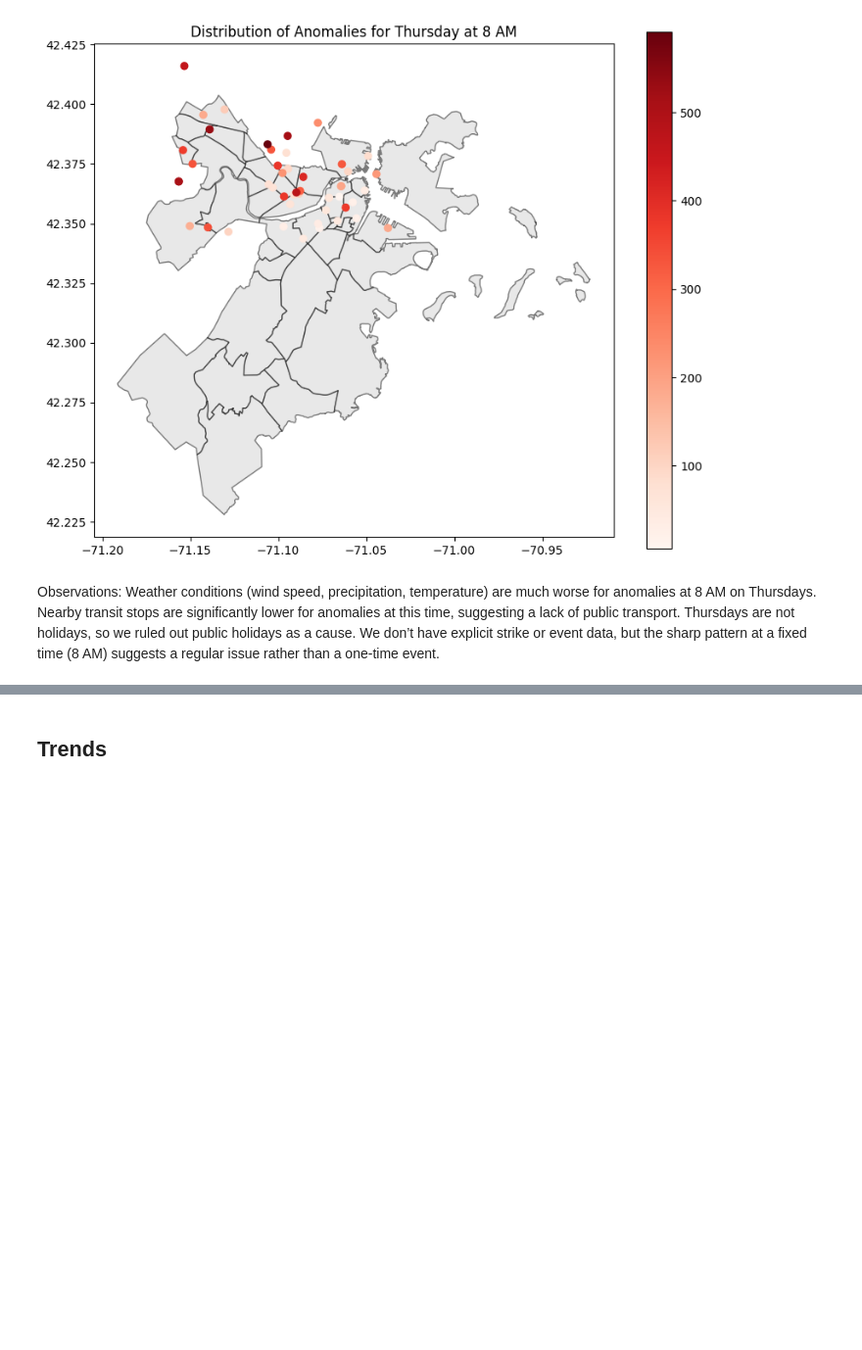
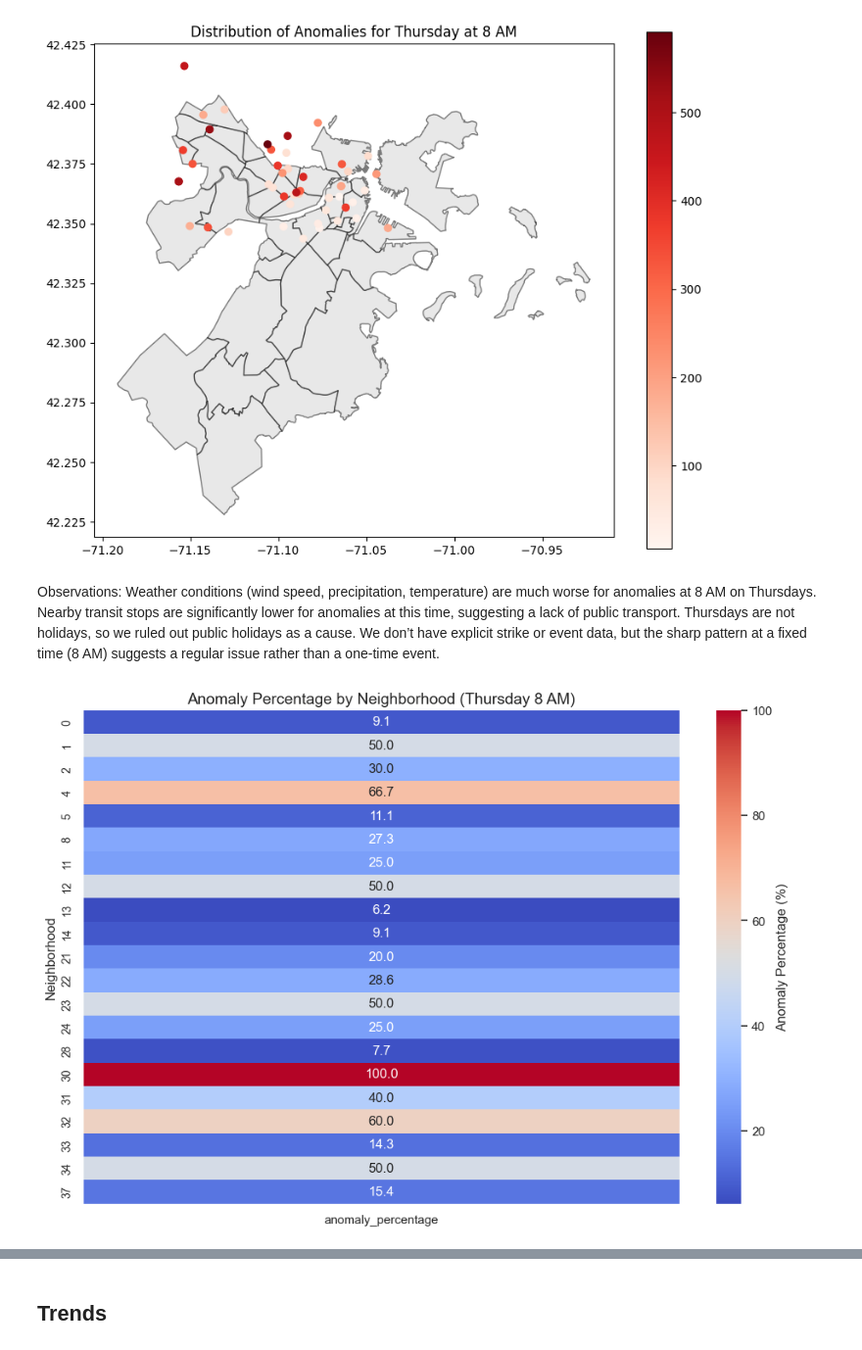
Before and after one commit to elnurisg/anomaly_detection_for_shared_mobility, a Jupyter notebook: station_focus/data_analysis.ipynb, the cells around one changed output, grey strips where cells are left out. Shown at 98% size. Cells and saved outputs as stored; diff of their text form; code cells hidden in the pictures; blank space fills up the shorter version.

```diff
--- a/station_focus/data_analysis.ipynb
+++ b/station_focus/data_analysis.ipynb
@@ -462,3 +465,37 @@ Weather conditions (wind speed, precipitation, temperature) are much worse for a
 Nearby transit stops are significantly lower for anomalies at this time, suggesting a lack of public transport.
 Thursdays are not holidays, so we ruled out public holidays as a cause.
 We don’t have explicit strike or event data, but the sharp pattern at a fixed time (8 AM) suggests a regular issue rather than a one-time event.
+# %%
+# Step 1: Calculate total stations per neighborhood (using only Thursday 8 AM data)
+total_stations_per_neighborhood = thursday_8am_data.groupby('neighborhood')['station_id'].nunique()
+
+# Step 2: Group by 'neighborhood' and count stations with anomalies
+grouped_data = thursday_8am_data[thursday_8am_data['anomaly'] == '-1'].groupby('neighborhood').agg(
+    stations_with_anomalies=('station_id', 'nunique')  # Count unique stations with anomalies
+).reset_index()
+
+# Step 3: Add the total number of stations for each neighborhood
+grouped_data['total_stations'] = grouped_data['neighborhood'].map(total_stations_per_neighborhood)
+
+# Step 4: Calculate the anomaly percentage (percentage of stations with anomalies)
+grouped_data['anomaly_percentage'] = (grouped_data['stations_with_anomalies'] / grouped_data['total_stations']) * 100
+
+# Step 5: Pivot the grouped data for heatmap visualization
+pivot_table_percentage = grouped_data.pivot_table(
+    values='anomaly_percentage',
+    index='neighborhood',
+    fill_value=0
+)
+
+# Step 6: Plot the heatmap
+plt.figure(figsize=(12, 8))
+sns.heatmap(pivot_table_percentage, cmap='coolwarm', cbar_kws={'label': 'Anomaly Percentage (%)'}, annot=True, fmt=".1f")
+
+# Improved title and labels
+plt.title('Anomaly Percentage by Neighborhood (Thursday 8 AM)', fontsize=14)
+plt.ylabel('Neighborhood', fontsize=12)
+plt.yticks(fontsize=10)
+
+plt.show()
+# %% [output]
+[figure, added]
```
Also changed, not shown: parts of 10 cells of this notebook.
